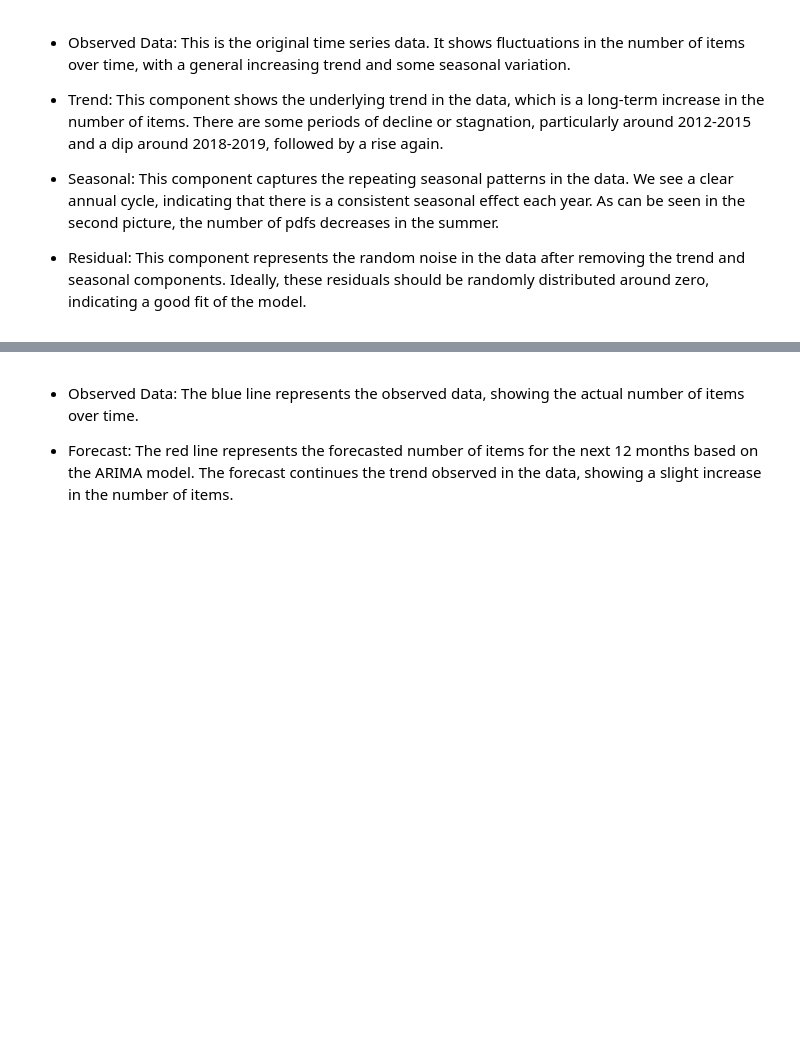
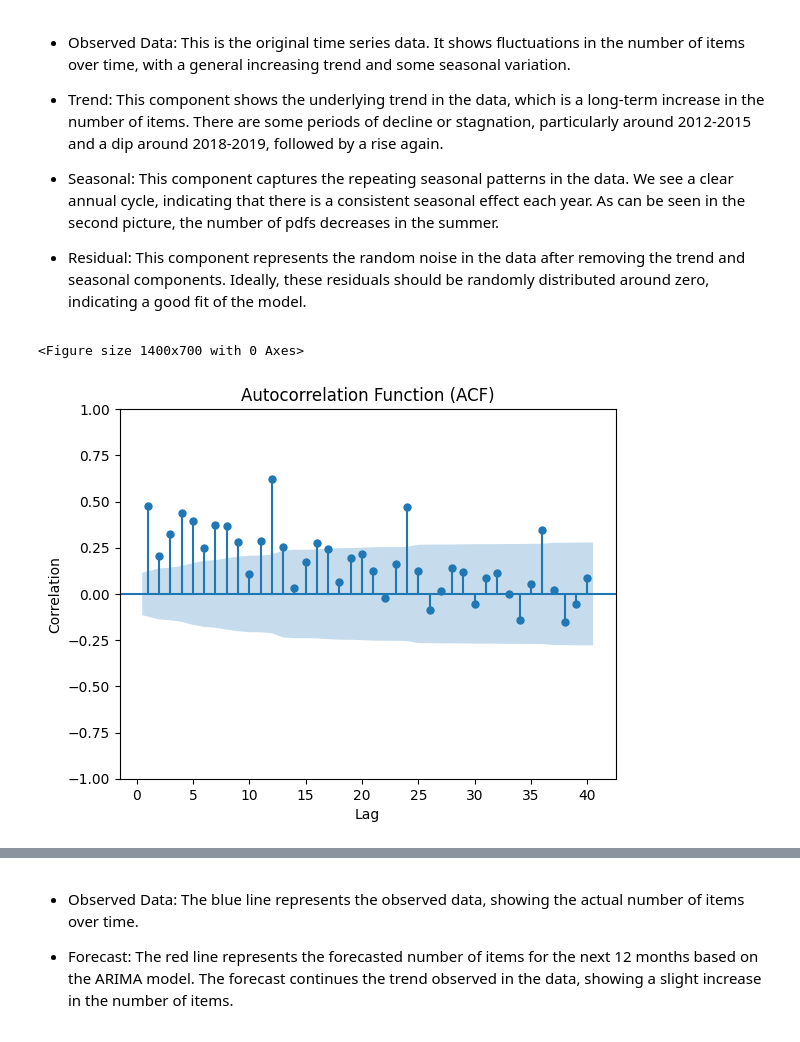
Before and after one commit to danmorper/tfg_analysis, a Jupyter notebook: num_pdfs.ipynb, the cells around one changed output, grey strips where cells are left out. Cells and saved outputs as stored; diff of their text form; code cells hidden in the pictures; blank space fills up the shorter version.

```diff
--- a/num_pdfs.ipynb
+++ b/num_pdfs.ipynb
@@ -180,3 +206,18 @@ plt.show()
 - Seasonal: This component captures the repeating seasonal patterns in the data. We see a clear annual cycle, indicating that there is a consistent seasonal effect each year. As can be seen in the second picture, the number of pdfs decreases in the summer.
 
 - Residual: This component represents the random noise in the data after removing the trend and seasonal components. Ideally, these residuals should be randomly distributed around zero, indicating a good fit of the model.
+# %%
+# Plot autocorrelation ACF
+from statsmodels.graphics.tsaplots import plot_acf
+import statsmodels.graphics.tsaplots as sgt
+
+# Plot the ACF
+plt.figure(figsize=(14, 7))
+sgt.plot_acf(df['Count'], lags=40, zero=False) # zero=False to remove the autocorrelation at lag 0
+plt.title('Autocorrelation Function (ACF)')
+plt.xlabel('Lag')
+plt.ylabel('Correlation')
+plt.show()
+# %% [output]
+<Figure size 1400x700 with 0 Axes>
+[figure, added]
```
Also changed, not shown: parts of 12 cells of this notebook, 2 other files.
